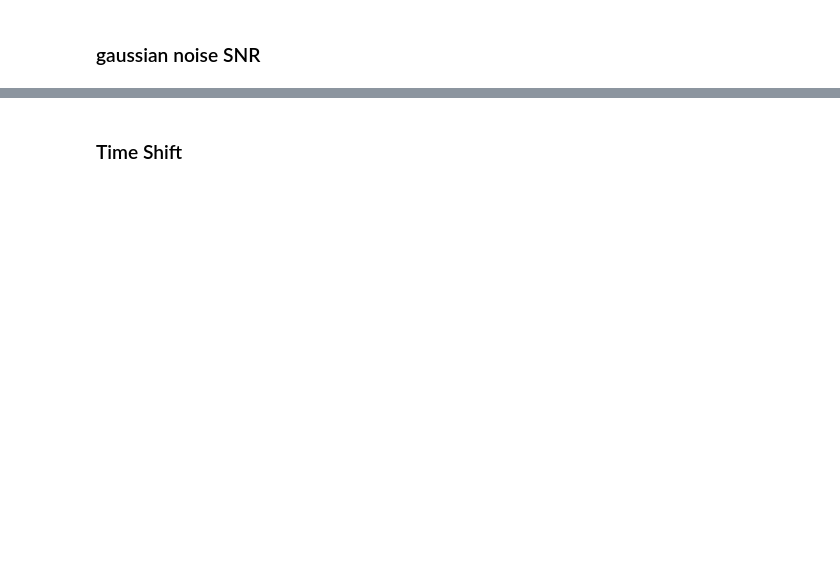
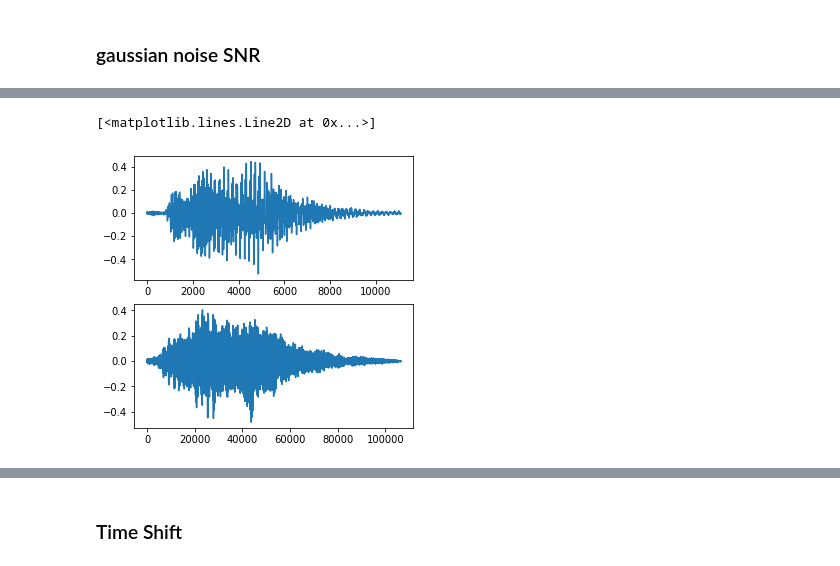
Before and after one commit to shin04/B4Lecture-2021, a Jupyter notebook: ex_9/kajiwara/notebooks/EDA.ipynb, the cells around one changed output, grey strips where cells are left out. Cells and saved outputs as stored; diff of their text form; code cells hidden in the pictures; blank space fills up the shorter version.

```diff
--- a/ex_9/kajiwara/notebooks/EDA.ipynb
+++ b/ex_9/kajiwara/notebooks/EDA.ipynb
@@ -440,0 +443,6 @@ plt.imshow(feature)
+# %%
+def time_stretch(input, max_rate=1.2):
+    rate = np.random.uniform(0, max_rate)
+    augmented = librosa.effects.time_stretch(input, rate)
+
+    return augmented
@@ -440,0 +455,11 @@ plt.imshow(feature)
+# %%
+plt.figure(figsize=(5, 5))
+
+plt.subplot(2,1,1)
+plt.plot(y)
+
+plt.subplot(2,1,2)
+plt.plot(y_augmented)
+# %% [output]
+[<matplotlib.lines.Line2D at 0x...>]
+[figure, added]
```
Also changed, not shown: parts of 15 cells of this notebook, 3 other files.
